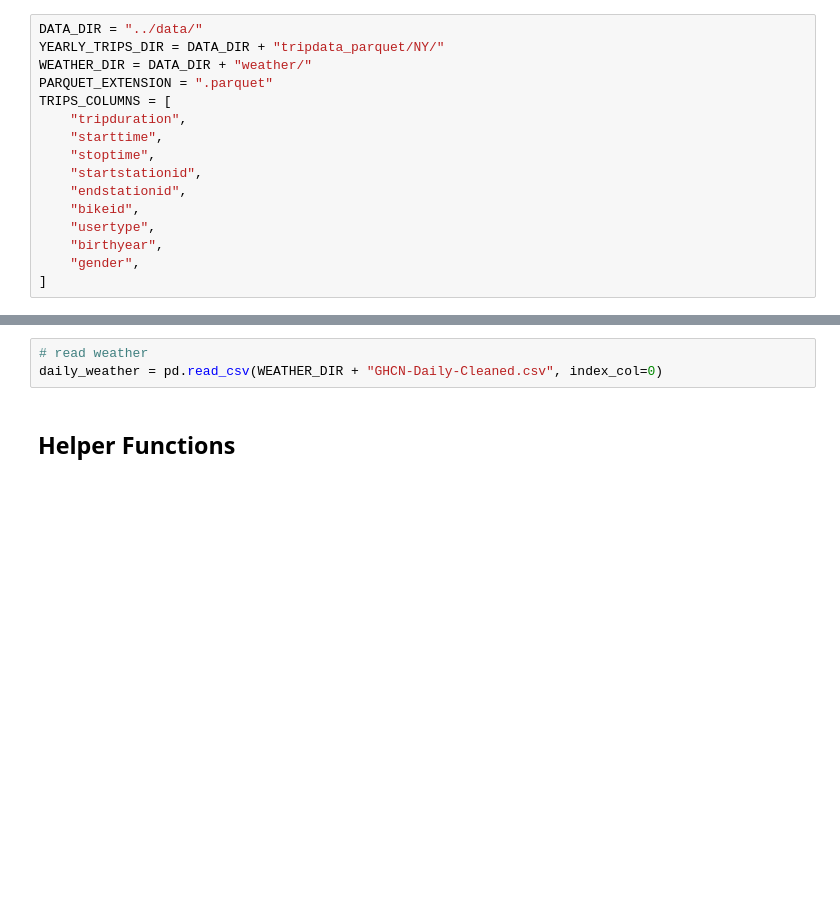
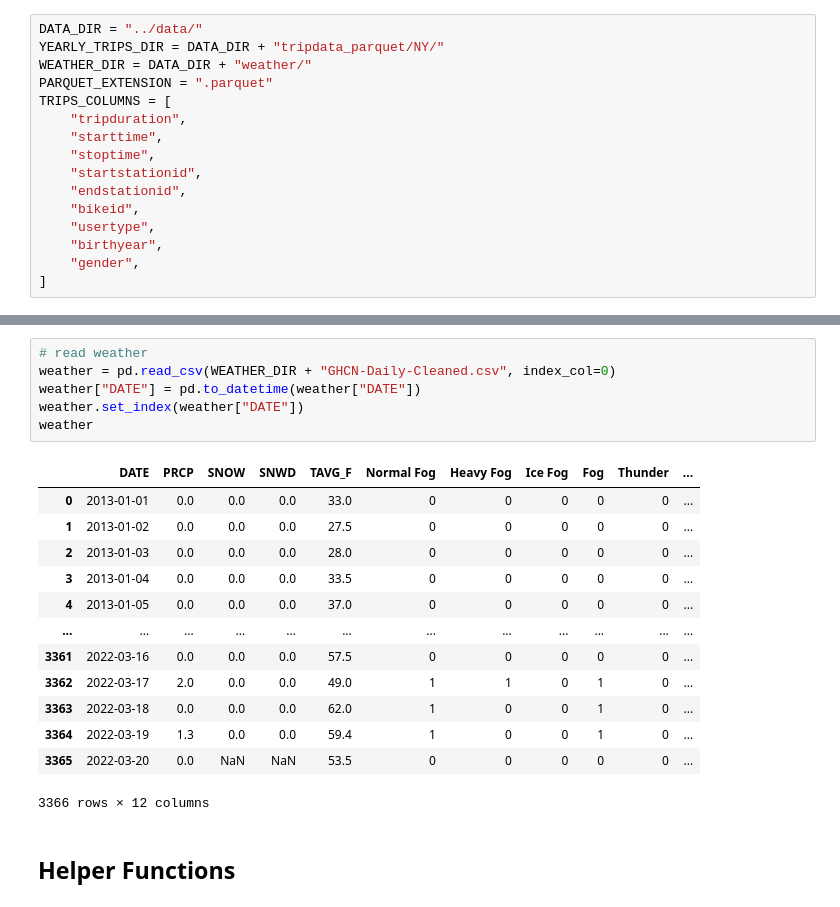
Before and after one commit to rishigoutam/citibike, a Jupyter notebook: eda/weather.ipynb, the cells around one changed output, grey strips where cells are left out. Drawn from its saved outputs; the diff is of its cells as text; blank space fills up the shorter version.

```diff
--- a/eda/weather.ipynb
+++ b/eda/weather.ipynb
@@ -53,6 +69,23 @@ trips
 # %%
 # read weather
-daily_weather = pd.read_csv(WEATHER_DIR + "GHCN-Daily-Cleaned.csv", index_col=0)
+weather = pd.read_csv(WEATHER_DIR + "GHCN-Daily-Cleaned.csv", index_col=0)
+weather["DATE"] = pd.to_datetime(weather["DATE"])
+weather.set_index(weather["DATE"])
+weather
+# %% [output]
+|  | DATE | PRCP | SNOW | SNWD | TAVG_F | Normal Fog | Heavy Fog | Ice Fog | Fog | Thunder | ... |
+| 0 | 2013-01-01 | 0.0 | 0.0 | 0.0 | 33.0 | 0 | 0 | 0 | 0 | 0 | ... |
+| 1 | 2013-01-02 | 0.0 | 0.0 | 0.0 | 27.5 | 0 | 0 | 0 | 0 | 0 | ... |
+| 2 | 2013-01-03 | 0.0 | 0.0 | 0.0 | 28.0 | 0 | 0 | 0 | 0 | 0 | ... |
+| 3 | 2013-01-04 | 0.0 | 0.0 | 0.0 | 33.5 | 0 | 0 | 0 | 0 | 0 | ... |
+| 4 | 2013-01-05 | 0.0 | 0.0 | 0.0 | 37.0 | 0 | 0 | 0 | 0 | 0 | ... |
+| ... | ... | ... | ... | ... | ... | ... | ... | ... | ... | ... | ... |
+| 3361 | 2022-03-16 | 0.0 | 0.0 | 0.0 | 57.5 | 0 | 0 | 0 | 0 | 0 | ... |
+| 3362 | 2022-03-17 | 2.0 | 0.0 | 0.0 | 49.0 | 1 | 1 | 0 | 1 | 0 | ... |
+| 3363 | 2022-03-18 | 0.0 | 0.0 | 0.0 | 62.0 | 1 | 0 | 0 | 1 | 0 | ... |
+| 3364 | 2022-03-19 | 1.3 | 0.0 | 0.0 | 59.4 | 1 | 0 | 0 | 1 | 0 | ... |
+| 3365 | 2022-03-20 | 0.0 | NaN | NaN | 53.5 | 0 | 0 | 0 | 0 | 0 | ... |
+3366 rows × 12 columns
 # %% [markdown]
 ## Helper Functions
 # %%
```
Also changed, not shown: parts of 5 cells of this notebook, 1 other file.
